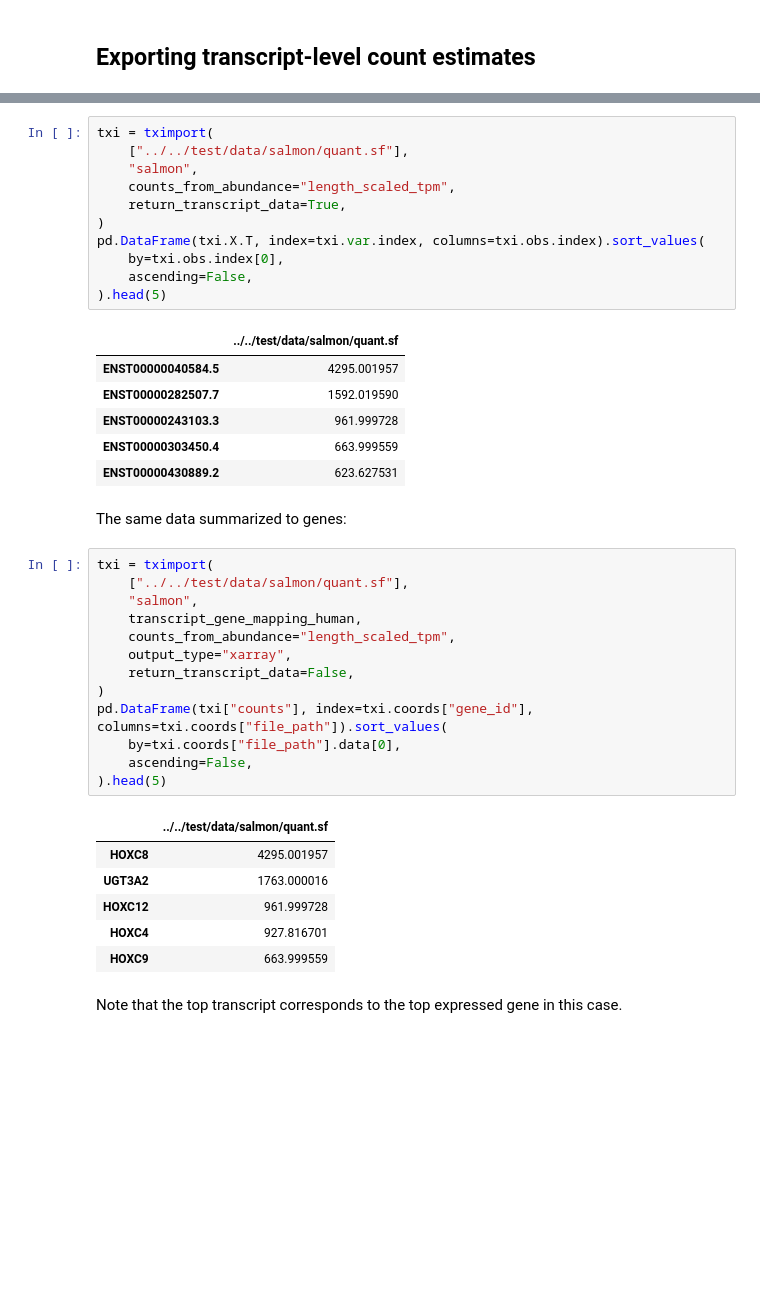
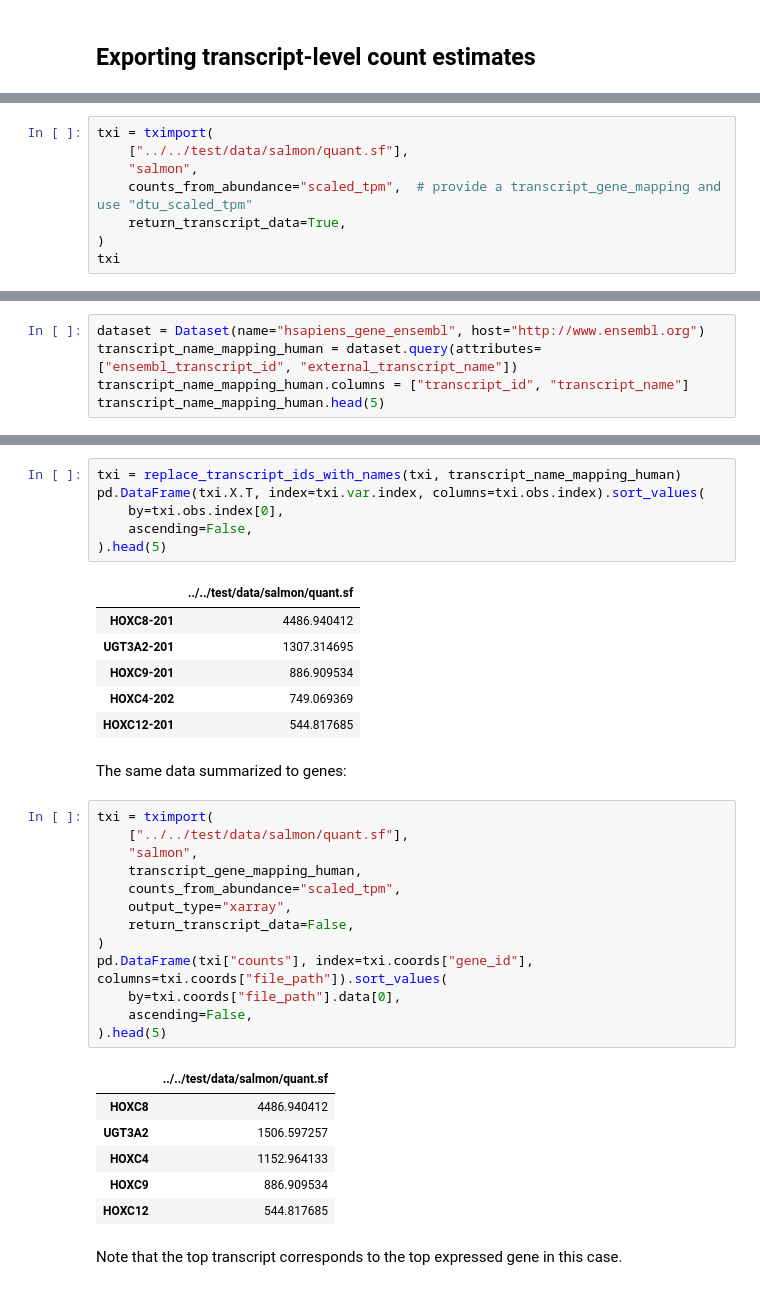
Before and after one commit to complextissue/pytximport, a Jupyter notebook: docs/source/example.ipynb, the cells around one changed output, grey strips where cells are left out. Saved outputs shown, nothing was run; the diff lists cells and outputs as text; blank space fills up the shorter version.

```diff
--- a/docs/source/example.ipynb
+++ b/docs/source/example.ipynb
@@ -93,0 +94,8 @@ You can also export the transformed transcript counts directly for transcript-le
+# %%
+txi = tximport(
+    ["../../test/data/salmon/quant.sf"],
+    "salmon",
+    counts_from_abundance="scaled_tpm",  # provide a transcript_gene_mapping and use "dtu_scaled_tpm"
+    return_transcript_data=True,
+)
+txi
@@ -93,0 +109,5 @@ You can also export the transformed transcript counts directly for transcript-le
+# %%
+dataset = Dataset(name="hsapiens_gene_ensembl", host="http://www.ensembl.org")
+transcript_name_mapping_human = dataset.query(attributes=["ensembl_transcript_id", "external_transcript_name"])
+transcript_name_mapping_human.columns = ["transcript_id", "transcript_name"]
+transcript_name_mapping_human.head(5)
@@ -94,21 +121,16 @@ You can also export the transformed transcript counts directly for transcript-le
 # %%
-txi = tximport(
-    ["../../test/data/salmon/quant.sf"],
-    "salmon",
-    counts_from_abundance="length_scaled_tpm",
-    return_transcript_data=True,
-)
+txi = replace_transcript_ids_with_names(txi, transcript_name_mapping_human)
 pd.DataFrame(txi.X.T, index=txi.var.index, columns=txi.obs.index).sort_values(
     by=txi.obs.index[0],
     ascending=False,
 ).head(5)
 # %% [output]
 |  | ../../test/data/salmon/quant.sf |
-| ENST00000040584.5 | 4295.001957 |
-| ENST00000282507.7 | 1592.019590 |
-| ENST00000243103.3 | 961.999728 |
-| ENST00000303450.4 | 663.999559 |
-| ENST00000430889.2 | 623.627531 |
+| HOXC8-201 | 4486.940412 |
+| UGT3A2-201 | 1307.314695 |
+| HOXC9-201 | 886.909534 |
+| HOXC4-202 | 749.069369 |
+| HOXC12-201 | 544.817685 |
 # %% [markdown]
 The same data summarized to genes:
 # %%
@@ -116,7 +138,7 @@ txi = tximport(
     ["../../test/data/salmon/quant.sf"],
     "salmon",
     transcript_gene_mapping_human,
-    counts_from_abundance="length_scaled_tpm",
+    counts_from_abundance="scaled_tpm",
     output_type="xarray",
     return_transcript_data=False,
 )
@@ -126,11 +148,11 @@ pd.DataFrame(txi["counts"], index=txi.coords["gene_id"], columns=txi.coords["fil
 ).head(5)
 # %% [output]
 |  | ../../test/data/salmon/quant.sf |
-| HOXC8 | 4295.001957 |
-| UGT3A2 | 1763.000016 |
-| HOXC12 | 961.999728 |
-| HOXC4 | 927.816701 |
-| HOXC9 | 663.999559 |
+| HOXC8 | 4486.940412 |
+| UGT3A2 | 1506.597257 |
+| HOXC4 | 1152.964133 |
+| HOXC9 | 886.909534 |
+| HOXC12 | 544.817685 |
 # %% [markdown]
 Note that the top transcript corresponds to the top expressed gene in this case.
 # %% [markdown]
```
Also changed, not shown: parts of 9 cells of this notebook, 23 other files.
